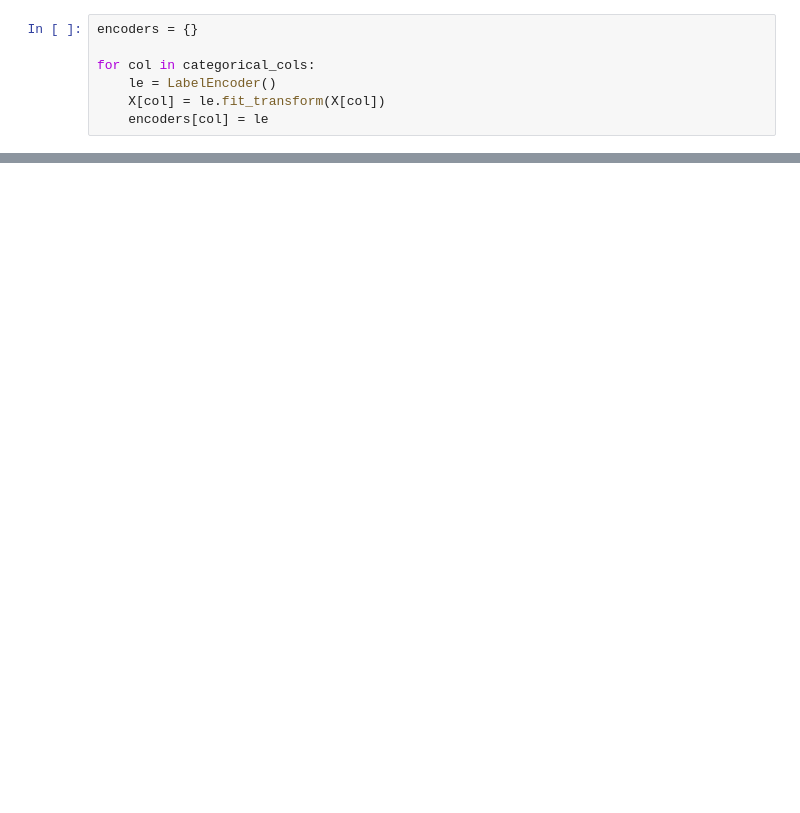
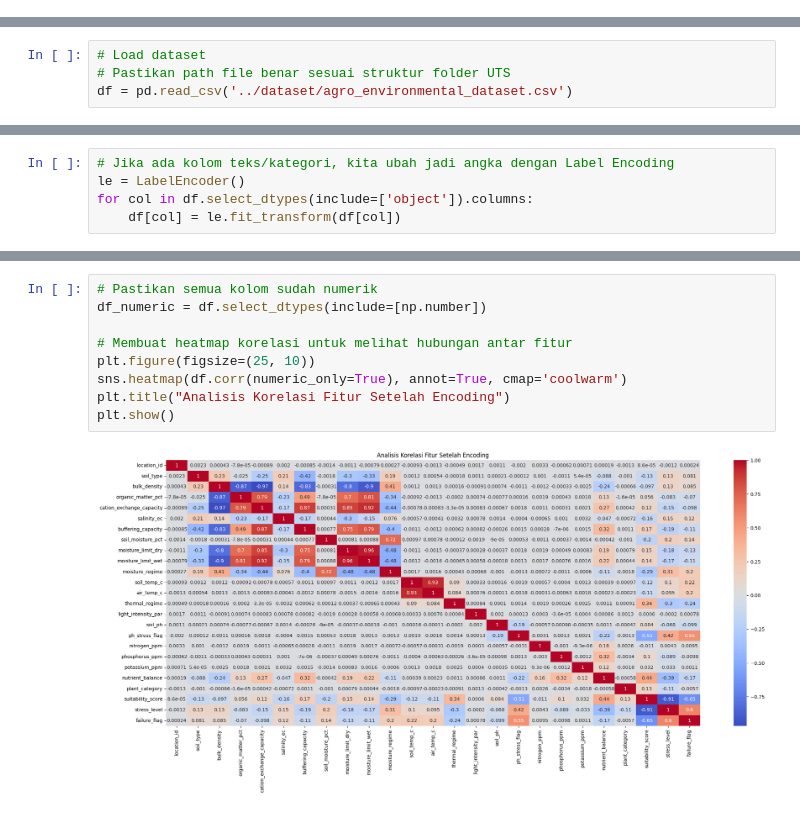
Before and after one commit to AdindaMuarriva/AgroPredictor, a Jupyter notebook: notebook/notebook.ipynb, the cells around one changed output, grey strips where cells are left out. Drawn from its saved outputs; the diff is of its cells as text; blank space fills up the shorter version.

```diff
--- a/notebook/notebook.ipynb
+++ b/notebook/notebook.ipynb
@@ -78,7 +0,0 @@ numeric_cols = X.select_dtypes(include=["int64", "float64"]).columns
-# %%
-encoders = {}
-
-for col in categorical_cols:
-    le = LabelEncoder()
-    X[col] = le.fit_transform(X[col])
-    encoders[col] = le
@@ -173,0 +14,4 @@ weighted avg       1.00      1.00      1.00      1636
+# %%
+# Load dataset
+# Pastikan path file benar sesuai struktur folder UTS
+df = pd.read_csv('../dataset/agro_environmental_dataset.csv')
@@ -173,0 +106,5 @@ weighted avg       1.00      1.00      1.00      1636
+# %%
+# Jika ada kolom teks/kategori, kita ubah jadi angka dengan Label Encoding
+le = LabelEncoder()
+for col in df.select_dtypes(include=['object']).columns:
+    df[col] = le.fit_transform(df[col])
@@ -173,0 +135,11 @@ weighted avg       1.00      1.00      1.00      1636
+# %%
+# Pastikan semua kolom sudah numerik
+df_numeric = df.select_dtypes(include=[np.number])
+
+# Membuat heatmap korelasi untuk melihat hubungan antar fitur
+plt.figure(figsize=(25, 10))
+sns.heatmap(df.corr(numeric_only=True), annot=True, cmap='coolwarm')
+plt.title("Analisis Korelasi Fitur Setelah Encoding")
+plt.show()
+# %% [output]
+[figure, added]
```
Also changed, not shown: parts of 38 cells of this notebook, 2 other files.
